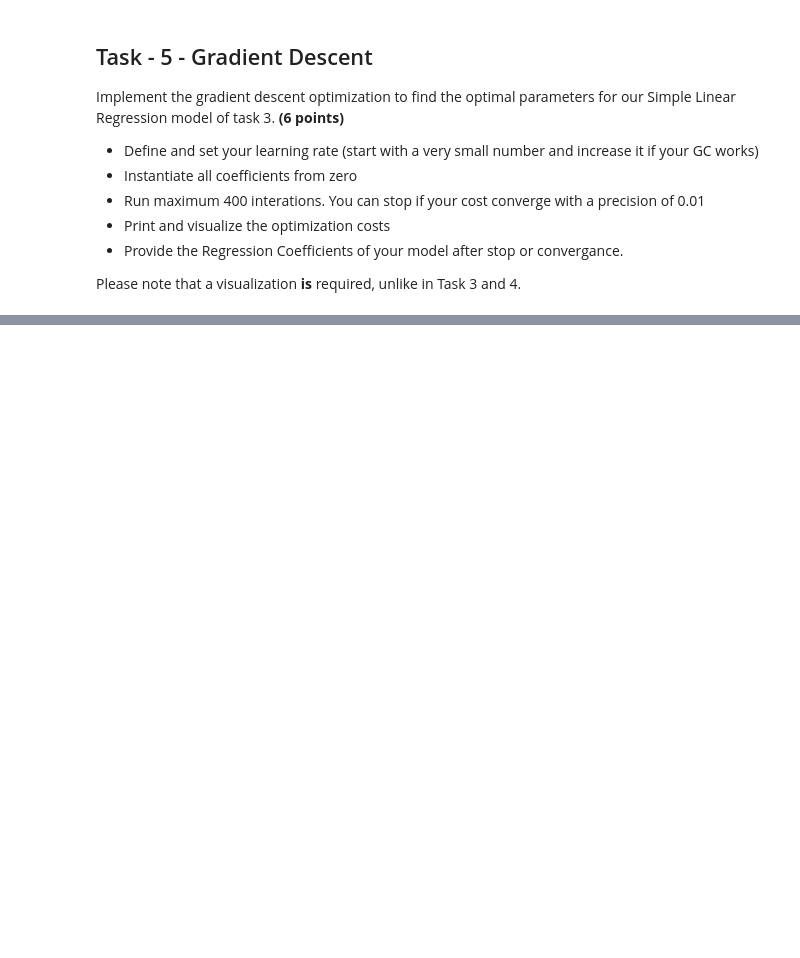
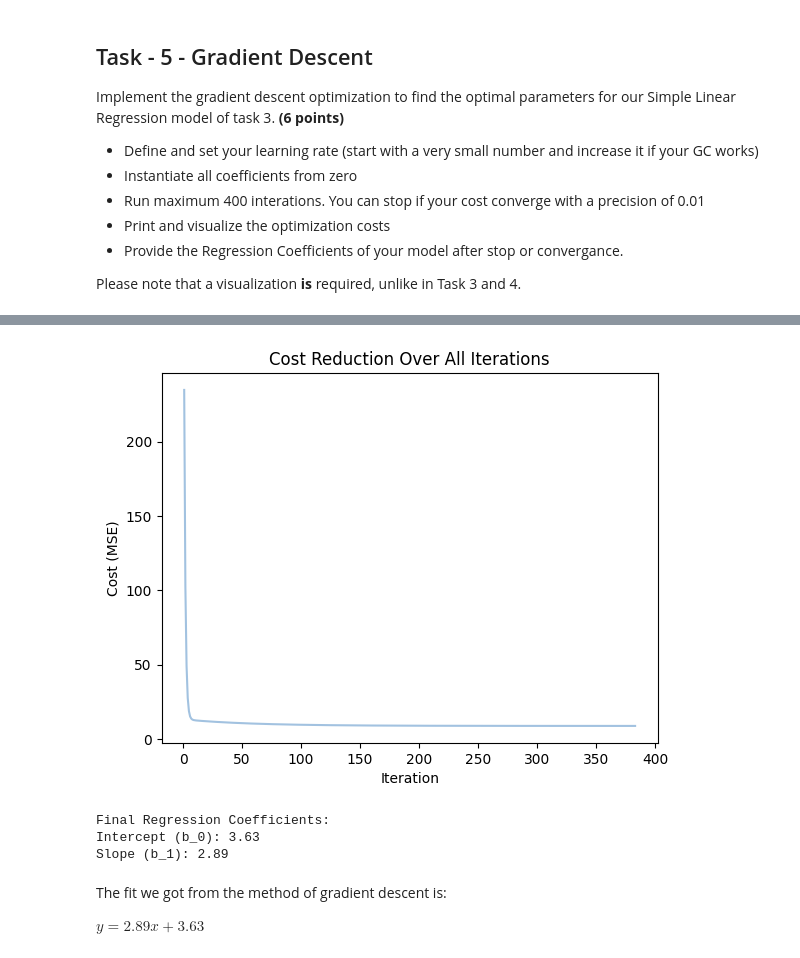
Before and after one commit to jack-mayberry/CS329E-Data-Analytics, a Jupyter notebook: Assignment 4/329e_HW4.ipynb, the cells around one changed output, grey strips where cells are left out. Saved outputs shown, nothing was run; the diff lists cells and outputs as text; code cells hidden in the pictures; blank space fills up the shorter version.

```diff
--- a/Assignment 4/329e_HW4.ipynb
+++ b/Assignment 4/329e_HW4.ipynb
@@ -307,0 +308,13 @@ A visualization of the model is not required, but it would be nice to have and g
+# %%
+# Your code here
+distance = df['trip distance']
+time = df['trip time in secs']
+total = df['total amount']
+
+x_vals = np.vstack((distance, time, )).T
+# x_vals
+reg = LinearRegression().fit(x_vals, total)
+
+print('Regression Coefficient (distance):', reg.coef_[0])
+print('Regression Coefficient (time):', reg.coef_[1])
+print('Intercept:', reg.intercept_)
@@ -307,0 +329,4 @@ A visualization of the model is not required, but it would be nice to have and g
+# %%
+# predict total amount of time for 3 miles trip and 6 minute travel time
+prediction = reg.predict([[3, 360]])
+print(f'The predicted total amount for a 3 mile trip and 6 minute travel time is ${prediction[0]:.2f}.')
@@ -320,0 +416,21 @@ Please note that a visualization **is** required, unlike in Task 3 and 4.
+# %%
+# visualize with plot
+plt.plot(range(1, len(costs)+1), costs, color="#A2C2E0")
+plt.xlabel("Iteration")
+plt.ylabel("Cost (MSE)")
+plt.title("Cost Reduction Over All Iterations")
+plt.show()
+# %% [output]
+[figure, added]
+# %%
+print('Final Regression Coefficients:')
+print(f"Intercept (b_0): {b_0:.2f}")
+print(f"Slope (b_1): {b_1:.2f}")
+# %% [output]
+Final Regression Coefficients:
+Intercept (b_0): 3.63
+Slope (b_1): 2.89
+# %% [markdown]
+The fit we got from the method of gradient descent is:
+
+$y=2.89x+3.63$
```
Also changed, not shown: parts of 12 cells of this notebook.
